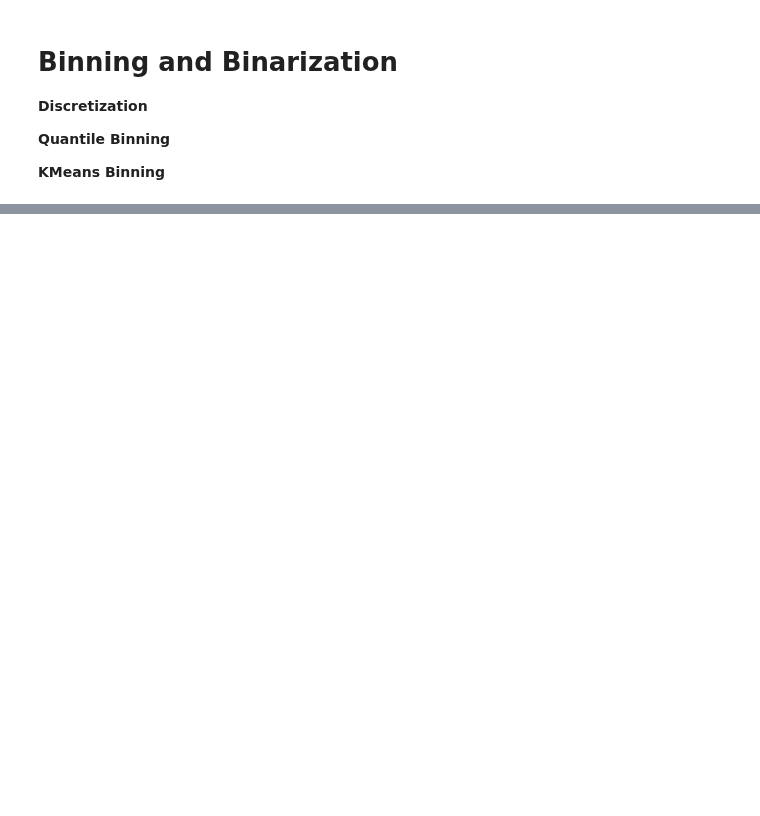
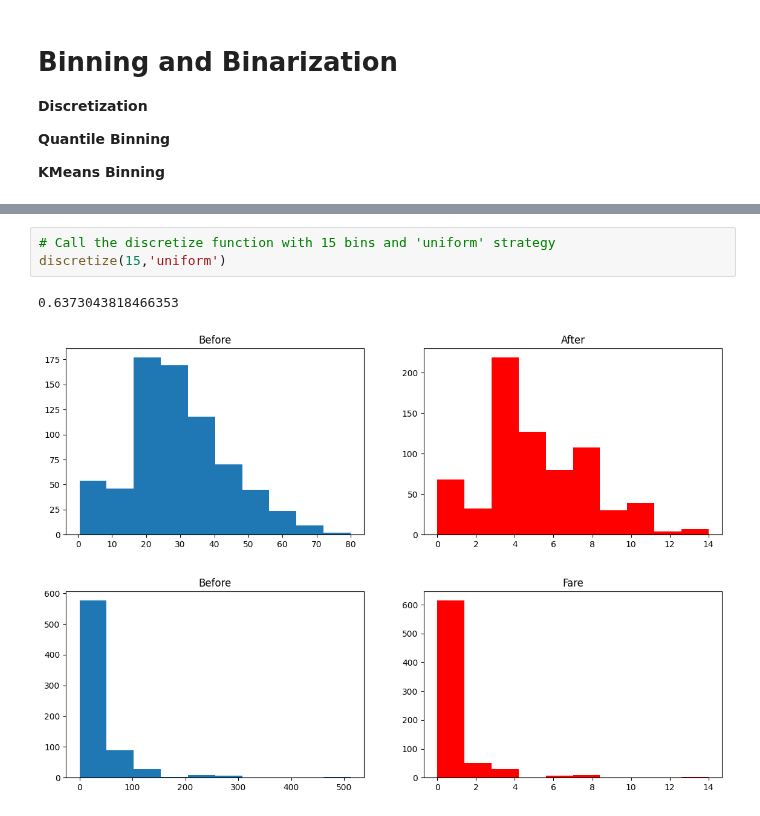
Before and after one commit to Saifullah785/machine-learning-engineer-roadmap, a Jupyter notebook: Lecture_32_Binning_Discretization_Quantile_KMeans_Binning/Lecture_32_Binning_Discretization_Quantile_KMeans_Binning.ipynb, the cells around one changed output, grey strips where cells are left out. Saved outputs shown, nothing was run; the diff lists cells and outputs as text; blank space fills up the shorter version.

```diff
--- a/Lecture_32_Binning_Discretization_Quantile_KMeans_Binning/Lecture_32_Binning_Discretization_Quantile_KMeans_Binning.ipynb
+++ b/Lecture_32_Binning_Discretization_Quantile_KMeans_Binning/Lecture_32_Binning_Discretization_Quantile_KMeans_Binning.ipynb
@@ -166,0 +200,7 @@ discretize(10,'kmeans')
+# %%
+# Call the discretize function with 15 bins and 'uniform' strategy
+discretize(15,'uniform')
+# %% [output]
+0.6373043818466353
+[figure, added]
+[figure, added]
```
Also changed, not shown: parts of 53 cells of this notebook.
